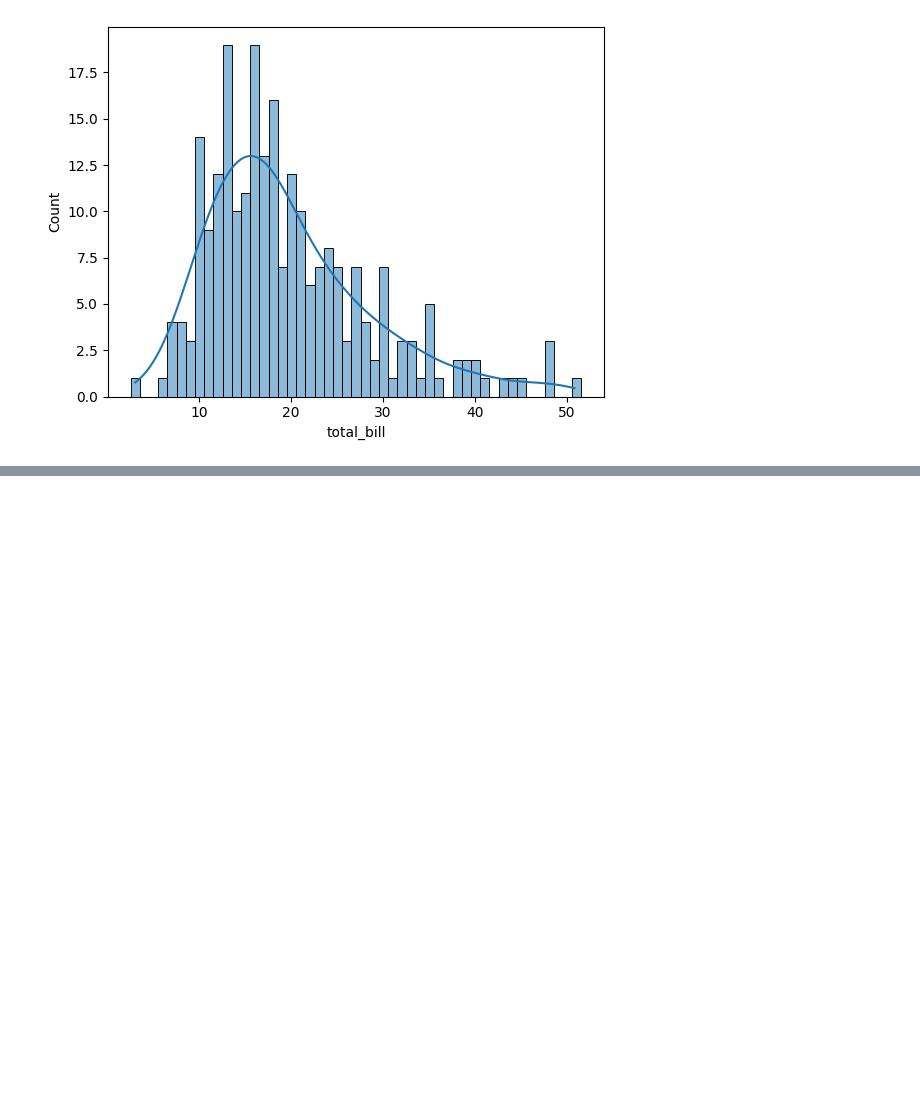
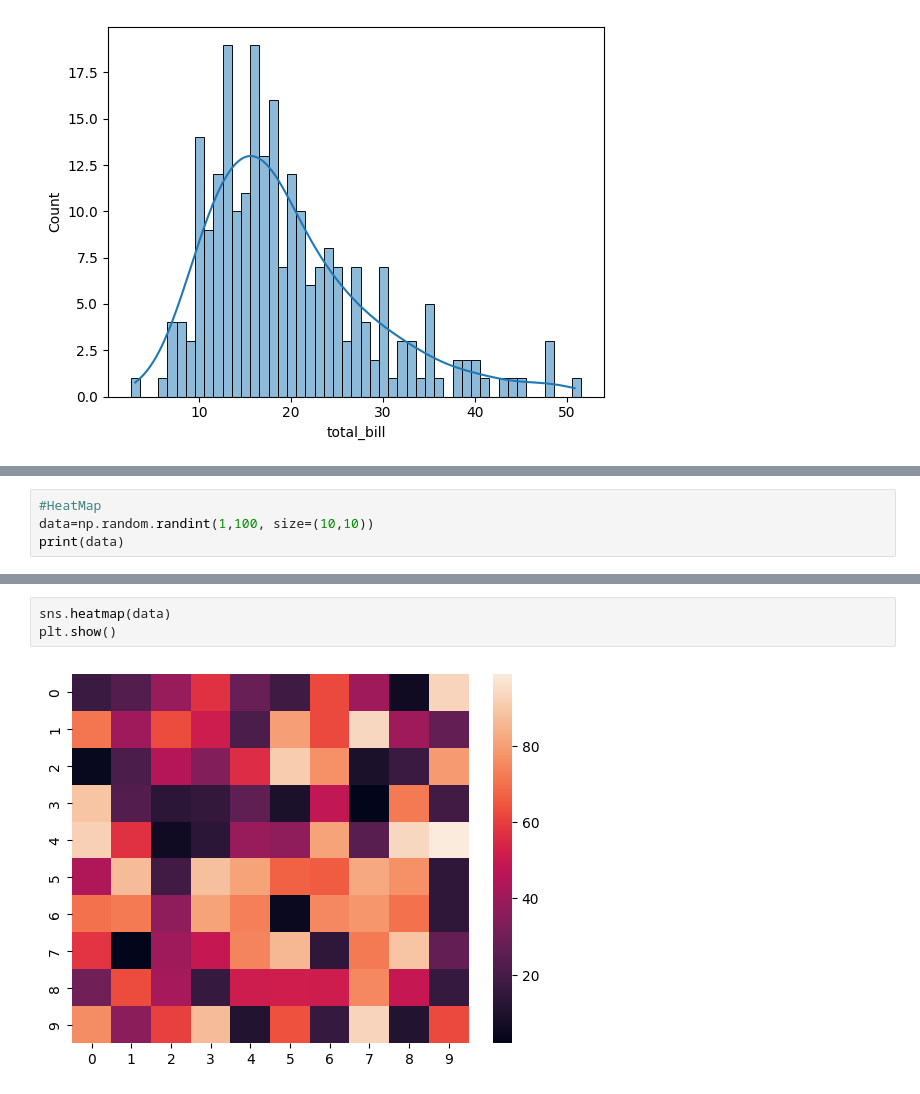
Before and after one commit to Vigneshprabhu078/Seaborn, a Jupyter notebook: Seaborn_practice_2.ipynb, the cells around one changed output, grey strips where cells are left out. Drawn from its saved outputs; the diff is of its cells as text; blank space fills up the shorter version.

```diff
--- a/Seaborn_practice_2.ipynb
+++ b/Seaborn_practice_2.ipynb
@@ -88,0 +105,4 @@ plt.show()
+# %%
+#HeatMap
+data=np.random.randint(1,100, size=(10,10))
+print(data)
@@ -88,0 +120,5 @@ plt.show()
+# %%
+sns.heatmap(data)
+plt.show()
+# %% [output]
+[figure, added]
```
Also changed, not shown: parts of 6 cells of this notebook.
